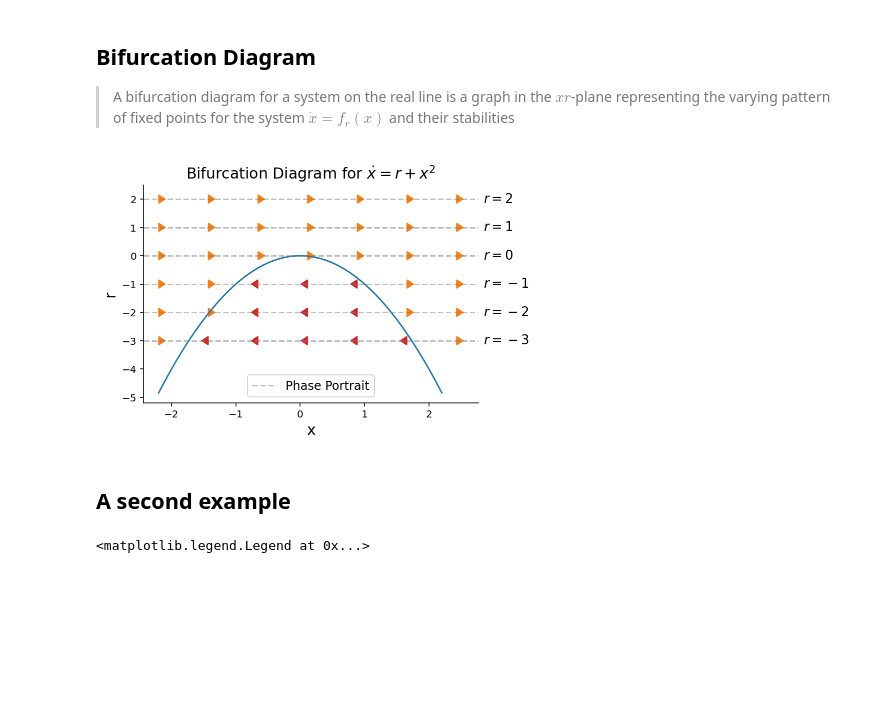
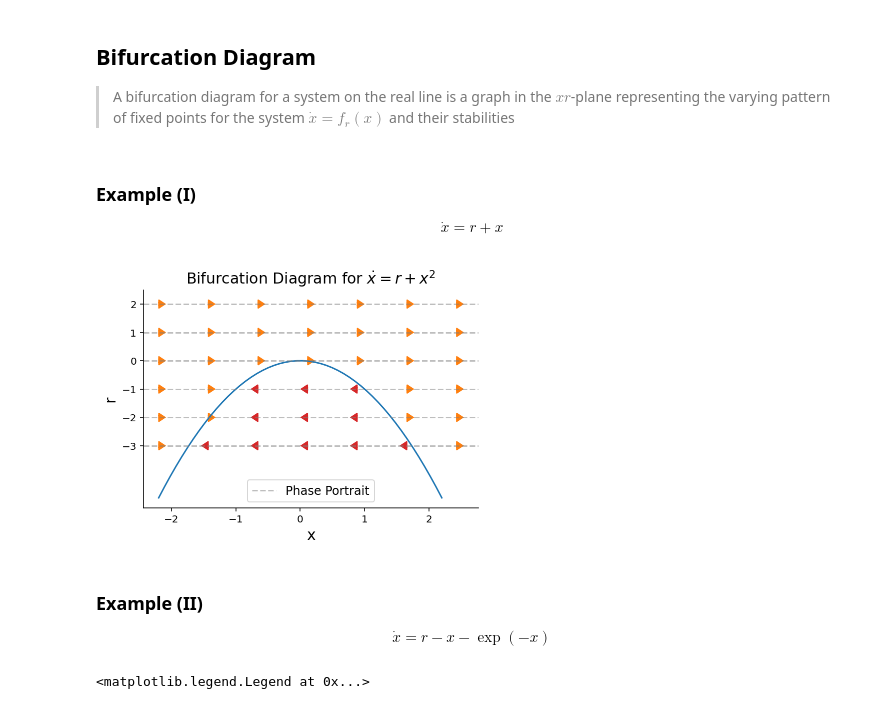
Before and after one commit to gerdm/QMUL, a Jupyter notebook: MTH744P-dynamical-systems/l03-bifurcations-r.ipynb, the cells around one changed output. Cells and saved outputs as stored; diff of their text form; code cells hidden in the pictures; blank space fills up the shorter version.

```diff
--- a/MTH744P-dynamical-systems/l03-bifurcations-r.ipynb
+++ b/MTH744P-dynamical-systems/l03-bifurcations-r.ipynb
@@ -26,41 +31,47 @@ That is, the bifurcation points of $\dot x = f(x, r) = f_r(x)$ occur when
 ## Bifurcation Diagram
 
 > A bifurcation diagram for a system on the real line is a graph in the $xr$-plane representing the varying pattern of fixed points for the system $\dot x = f_r(x)$ and their stabilities
+# %% [markdown]
+### Example (I)
+
+$$
+\dot x = r + x
+$$
 # %%
 r_select = [-3, -2, -1, 0, 1, 2]
 xmin, xmax = -2.2, 2.2
 x = np.linspace(xmin, xmax)
 n_arrows = 7
 step = (xmax - xmin + 1) / n_arrows
 arrow_points = xmin + step * np.arange(n_arrows)
 
 fig, ax = plt.subplots()
 ax.plot(x, r(x))
 for ri in r_select:
     line = ax.axhline(y=ri, c="tab:gray", linestyle="--", alpha=0.5)
     fxr = arrow_points ** 2 + ri
     for xval, rval in zip(arrow_points, fxr):
         position = np.sign(rval)
         if position != 0:
             color = "tab:orange" if position == 1 else "tab:red"
             plt.arrow(xval, ri, position * 0.001,
                       0, width=0.1, head_width=0.3,
                       color=color, head_length=0.1)
 
-xg_min, xg_max = ax.get_xlim()
-for ri in r_select:
-    ax.text(xg_max * 1.03, ri, f"$r={ri}$", fontsize=13,
-             horizontalalignment="left",
-             verticalalignment="center")
 
+ax.set_yticks(r_select)
 ax.legend([line], ["Phase Portrait"], fontsize=12)
 ax.set_title(r"Bifurcation Diagram for $\dot x= r + x^2$", fontsize=15)
 ax.set_xlabel("x", fontsize=15)
 ax.set_ylabel("r", fontsize=15);
 # %% [output]
-[figure, old version]
+[figure, new version]
-# %% [markdown]
-## A second example
+# %% [markdown]
+### Example (II)
+
+$$
+\dot x = r - x - \exp(-x)
+$$
 # %%
 def f(x, r): return r - x - np.exp(-x)
 # %%
```
Also changed, not shown: parts of 1 cell of this notebook.
